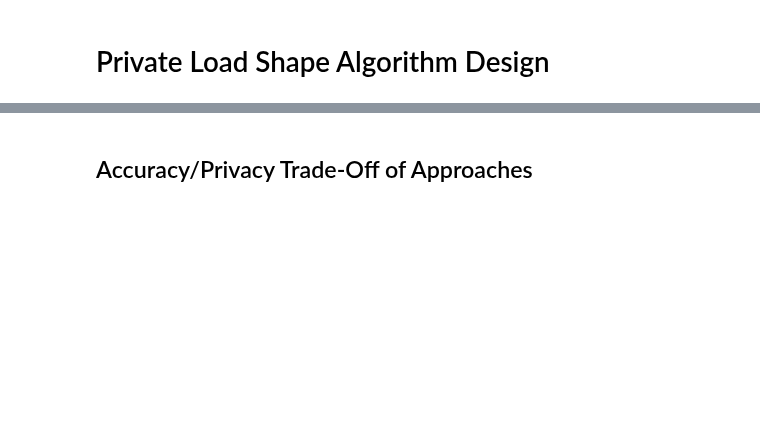
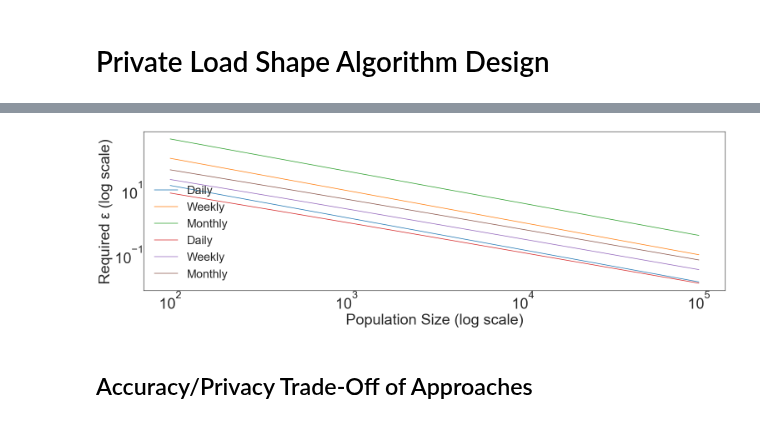
Before and after one commit to openeemeter/edv-pilot.github.io, a Jupyter notebook: private-load-shape-algorithm-design.ipynb, the cells around one changed output, grey strips where cells are left out. Cells and saved outputs as stored; diff of their text form; code cells hidden in the pictures; blank space fills up the shorter version.

```diff
--- a/private-load-shape-algorithm-design.ipynb
+++ b/private-load-shape-algorithm-design.ipynb
@@ -1,8 +1,2 @@
 # %% [markdown]
 # Private Load Shape Algorithm Design #
-# %%
-import matplotlib.pyplot as plt
-import numpy as np
-
-mpl.style.use("ggplot")
-plt.rcParams['figure.figsize'] = [15, 5]
@@ -34,2 +87,56 @@ print("90% Confidence interval", np.quantile(noise, 0.95))
+# %%
+x = np.linspace(100, 100000, num=300)
+
+def epsilons(points_per_building=0):
+  return [
+    laplace_mechanism_epsilon_for_confidence_interval(
+      target_ci=0.1,
+      sensitivity=laplace_mechanism_sensitivity_for_mean(
+        sensitivity=2,
+        rows_per_individual=points_per_building,
+        population_size=N
+      ),
+      confidence=0.95
+    ) for N in x
+  ]
+
+daily_epsilons_laplace = epsilons(points_per_building=24)
+weekly_epsilons_laplace = epsilons(points_per_building=168)
+monthly_epsilons_laplace = epsilons(points_per_building=672)
+
+def epsilons(points_per_building=0):
+  return [
+    gaussian_mechanism_epsilon_for_confidence_interval(
+      target_ci=0.1,
+      sensitivity=gaussian_mechanism_sensitivity_for_mean(
+        sensitivity=2,
+        rows_per_individual=points_per_building,
+        population_size=N
+      ),
+      confidence=0.95,
+      delta=1/(N**2)
+    ) for N in x
+  ]
+
+daily_epsilons_gaussian = epsilons(points_per_building=24)
+weekly_epsilons_gaussian = epsilons(points_per_building=168)
+monthly_epsilons_gaussian = epsilons(points_per_building=672)
+
+fig, ax = plt.subplots()
+ax.plot(x, daily_epsilons_laplace, label="Daily")
+ax.plot(x, weekly_epsilons_laplace, label="Weekly")
+ax.plot(x, monthly_epsilons_laplace, label="Monthly")
+ax.plot(x, daily_epsilons_gaussian, label="Daily")
+ax.plot(x, weekly_epsilons_gaussian, label="Weekly")
+ax.plot(x, monthly_epsilons_gaussian, label="Monthly")
+
+ax.set_xscale("log")
+ax.set_yscale("log")
+plt.xlabel("Population Size (log scale)")
+plt.ylabel("Required ε (log scale)")
+plt.legend()
+plt.show()
+# %% [output]
+[figure, added]
 # %% [markdown]
 ## Accuracy/Privacy Trade-Off of Approaches ##
```
Also changed, not shown: parts of 8 cells of this notebook, 13 other files.
